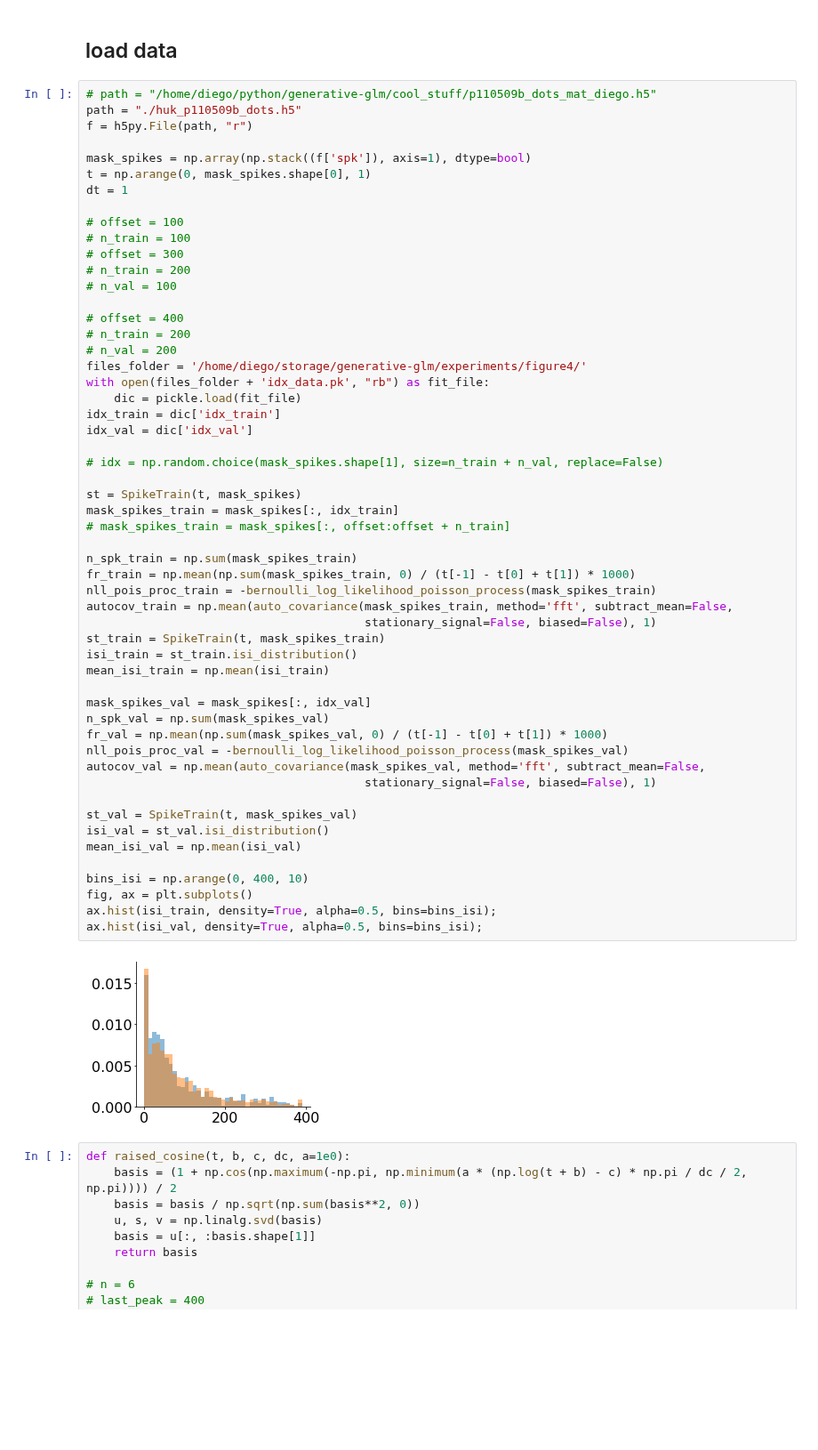
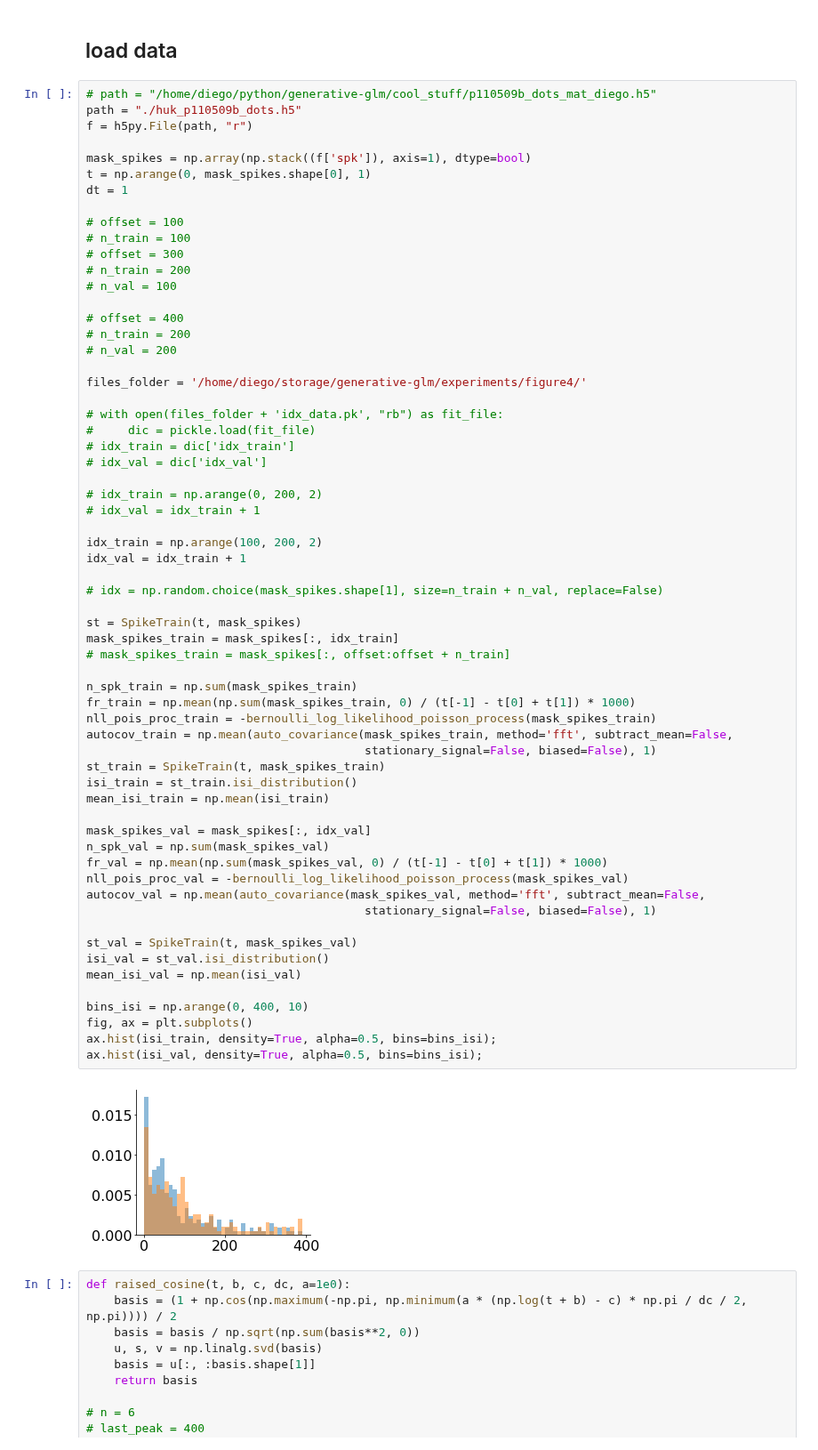
Before and after one commit to diegoarri91/mmd-glm, a Jupyter notebook: experiments/figure4/huk_cimmd.ipynb, the cells around one changed output. Shown at 89% size. Saved outputs shown, nothing was run; the diff lists cells and outputs as text; blank space fills up the shorter version.

Commit message:
recomputing figure 4

```diff
--- a/experiments/figure4/huk_cimmd.ipynb
+++ b/experiments/figure4/huk_cimmd.ipynb
@@ -97,44 +98,52 @@ dt = 1
 # offset = 400
 # n_train = 200
 # n_val = 200
+
 files_folder = '/home/diego/storage/generative-glm/experiments/figure4/'
-with open(files_folder + 'idx_data.pk', "rb") as fit_file:
-    dic = pickle.load(fit_file)
-idx_train = dic['idx_train']
-idx_val = dic['idx_val']
+
+# with open(files_folder + 'idx_data.pk', "rb") as fit_file:
+#     dic = pickle.load(fit_file)
+# idx_train = dic['idx_train']
+# idx_val = dic['idx_val']
+
+# idx_train = np.arange(0, 200, 2)
+# idx_val = idx_train + 1
+
+idx_train = np.arange(100, 200, 2)
+idx_val = idx_train + 1
 
 # idx = np.random.choice(mask_spikes.shape[1], size=n_train + n_val, replace=False)
 
 st = SpikeTrain(t, mask_spikes)
 mask_spikes_train = mask_spikes[:, idx_train]
 # mask_spikes_train = mask_spikes[:, offset:offset + n_train]
 
 n_spk_train = np.sum(mask_spikes_train)
 fr_train = np.mean(np.sum(mask_spikes_train, 0) / (t[-1] - t[0] + t[1]) * 1000)
 nll_pois_proc_train = -bernoulli_log_likelihood_poisson_process(mask_spikes_train)
 autocov_train = np.mean(auto_covariance(mask_spikes_train, method='fft', subtract_mean=False,
                                         stationary_signal=False, biased=False), 1)
 st_train = SpikeTrain(t, mask_spikes_train)
 isi_train = st_train.isi_distribution()
 mean_isi_train = np.mean(isi_train)
 
 mask_spikes_val = mask_spikes[:, idx_val]
 n_spk_val = np.sum(mask_spikes_val)
 fr_val = np.mean(np.sum(mask_spikes_val, 0) / (t[-1] - t[0] + t[1]) * 1000)
 nll_pois_proc_val = -bernoulli_log_likelihood_poisson_process(mask_spikes_val)
 autocov_val = np.mean(auto_covariance(mask_spikes_val, method='fft', subtract_mean=False,
                                         stationary_signal=False, biased=False), 1)
 
 st_val = SpikeTrain(t, mask_spikes_val)
 isi_val = st_val.isi_distribution()
 mean_isi_val = np.mean(isi_val)
 
 bins_isi = np.arange(0, 400, 10)
 fig, ax = plt.subplots()
 ax.hist(isi_train, density=True, alpha=0.5, bins=bins_isi);
 ax.hist(isi_val, density=True, alpha=0.5, bins=bins_isi);
 # %% [output]
-[figure, old version]
+[figure, new version]
 # %%
 def raised_cosine(t, b, c, dc, a=1e0):
     basis = (1 + np.cos(np.maximum(-np.pi, np.minimum(a * (np.log(t + b) - c) * np.pi / dc / 2, np.pi)))) / 2
```
Also changed, not shown: parts of 15 cells of this notebook, 6 other files.
